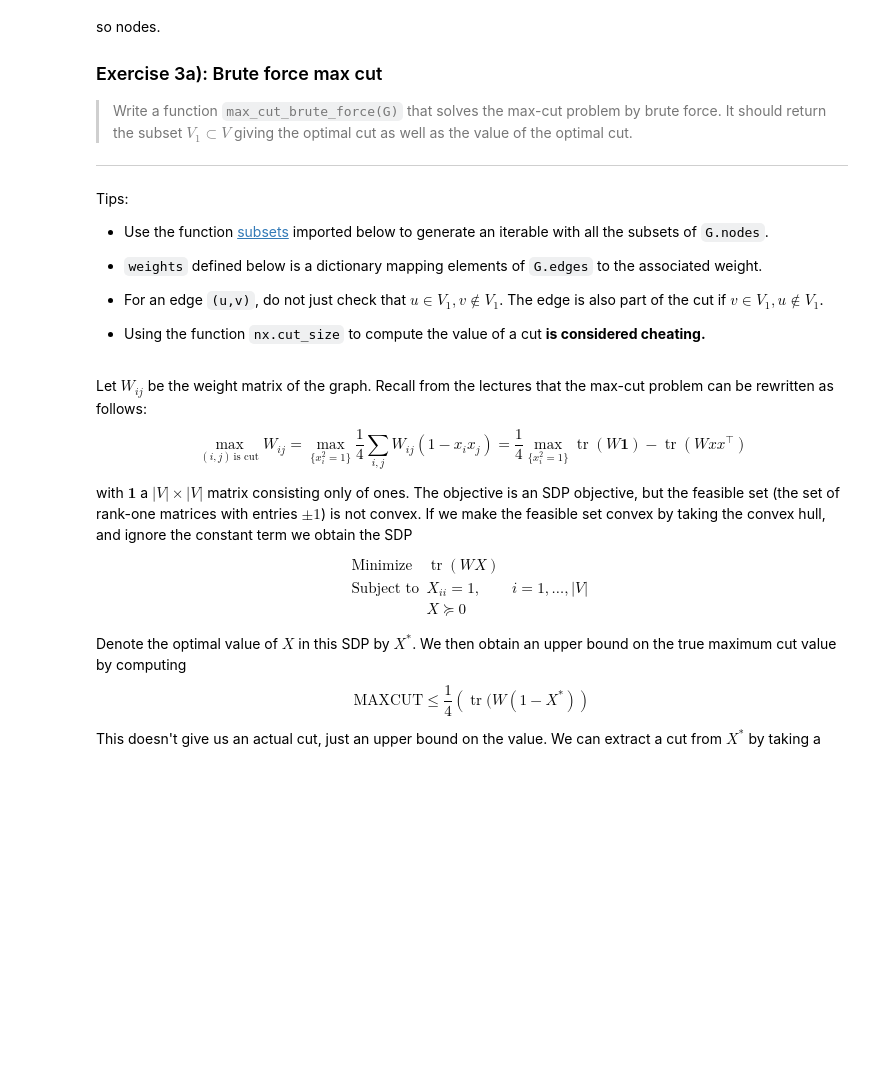
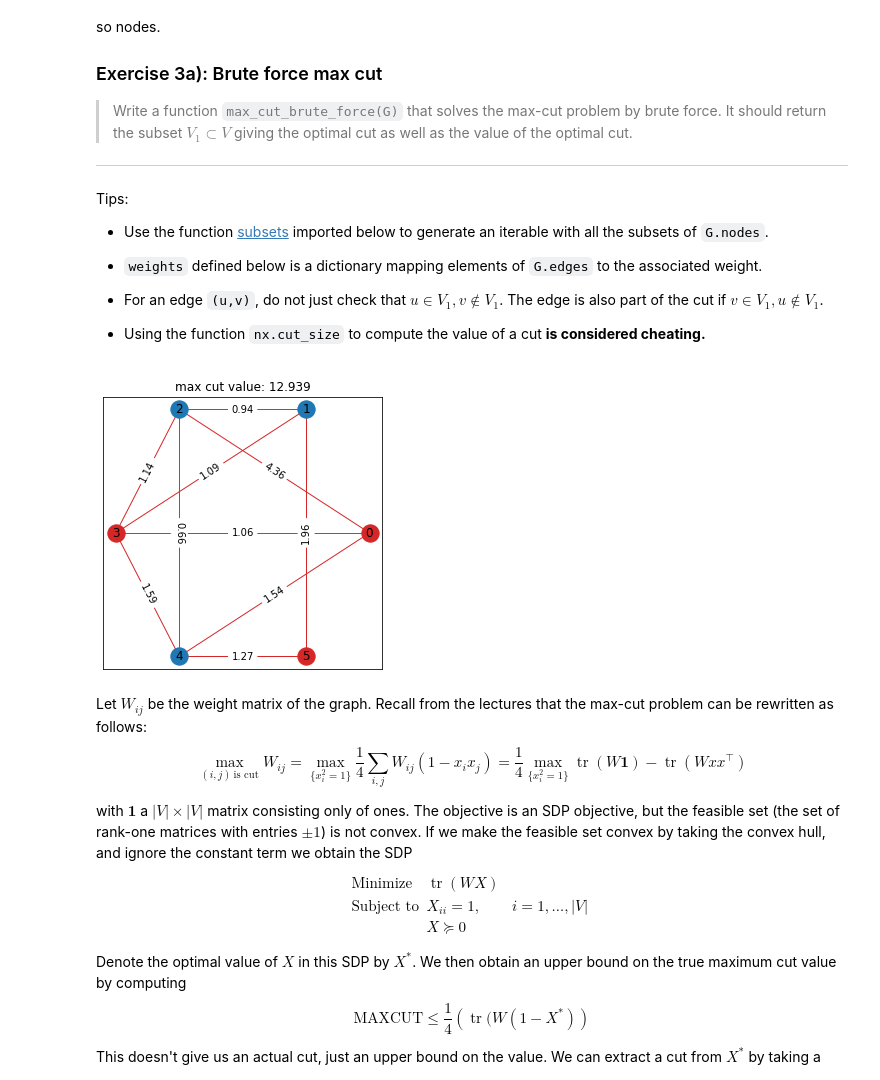
Before and after one commit to anhnguyendepocen/optimization-II-2021, a Jupyter notebook: notebooks/week11.ipynb, the cells around one changed output. Saved outputs shown, nothing was run; the diff lists cells and outputs as text; code cells hidden in the pictures; blank space fills up the shorter version.

Commit message:
week12 + solutions week11

```diff
--- a/notebooks/week11.ipynb
+++ b/notebooks/week11.ipynb
@@ -454,8 +518,24 @@ def min_cut(G):
     z = cp.Variable(G.number_of_nodes())
     w = np.fromiter(nx.get_edge_attributes(G, "weight").values(), float)
 
-    # ENTER YOUR CODE HERE
+    # BEGIN SOLUTION
 
+    objective = cp.Minimize(w.T @ d)
+
+    constraints = []
+    for (u, v) in G.edges:
+        if u == "s":
+            constraints.append(d[edge_dic[(u, v)]] + z[node_dic[v]] >= 1)
+        elif v == "t":
+            constraints.append(d[edge_dic[(u, v)]] - z[node_dic[u]] >= 0)
+        else:
+            constraints.append(
+                d[edge_dic[(u, v)]] - z[node_dic[u]] + z[node_dic[v]] >= 0
+            )
+
+    problem = cp.Problem(objective, constraints)
+
+    # END SOLUTION
 
     min_cut_value = problem.solve()
     return min_cut_value, d.value, z.value
@@ -545,23 +627,35 @@ Tips:
 # %%
 from sympy.utilities.iterables import subsets
 
 G = random_weighted_graph(n_nodes=16, seed=179)
 
 
 def max_cut_brute_force(G):
     weights = nx.get_edge_attributes(G, "weight")
 
-    # ENTER YOUR CODE HERE
-
+    # BEGIN SOLUTION
+    cut_value = -np.inf
+    cut = None
+    for subset in subsets(G.nodes):
+        weight = 0
+        for (u, v) in G.edges:
+            if (u in subset and v not in subset) or (v in subset and u not in subset):
+                weight += weights[(u, v)]
+        if weight > cut_value:
+            cut_value = weight
+            cut = subset
+    # END SOLUTION
 
     return cut, cut_value
 
 
 G = random_weighted_graph(n_nodes=6, seed=179)
 cut, cut_value = max_cut_brute_force(G)
 
 draw_cut(G, cut)
 plt.title(f"max cut value: {cut_value:.3f}");
+# %% [output]
+[figure, added]
 # %%
 def max_cut_randomized(G, n=100):
     num_nodes = G.number_of_nodes()
```
Also changed, not shown: parts of 12 cells of this notebook, 3 other files.
